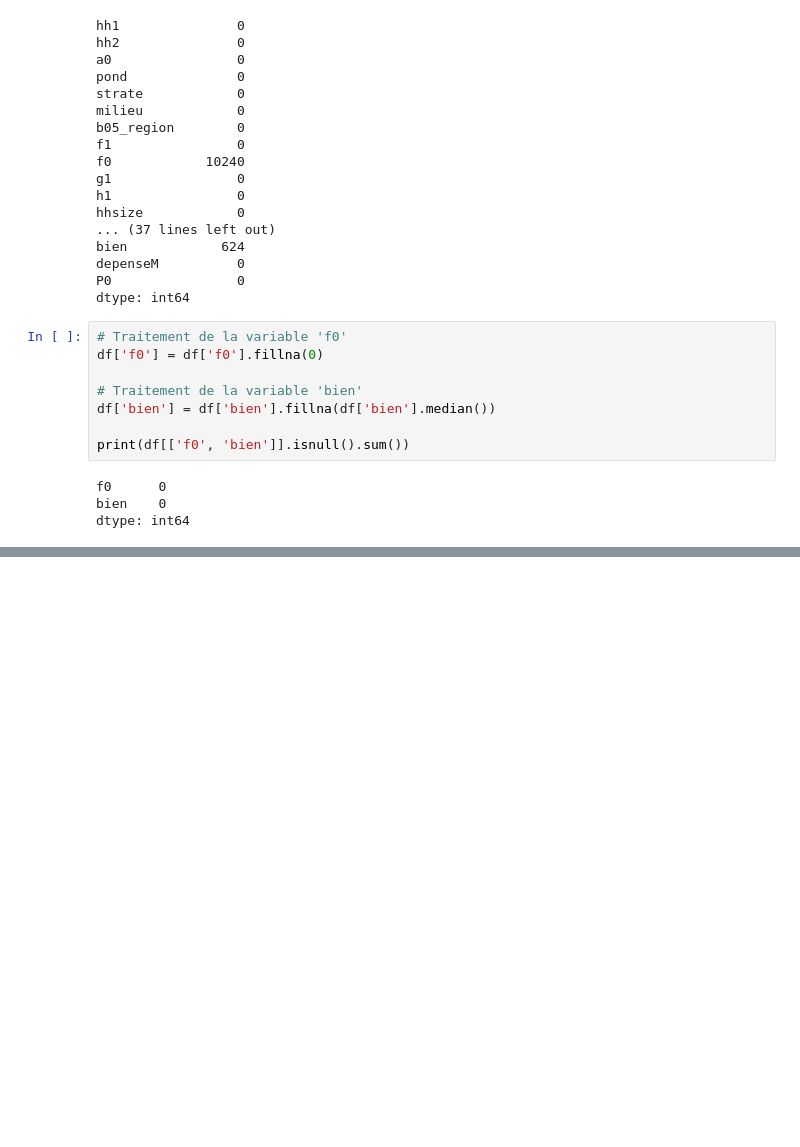
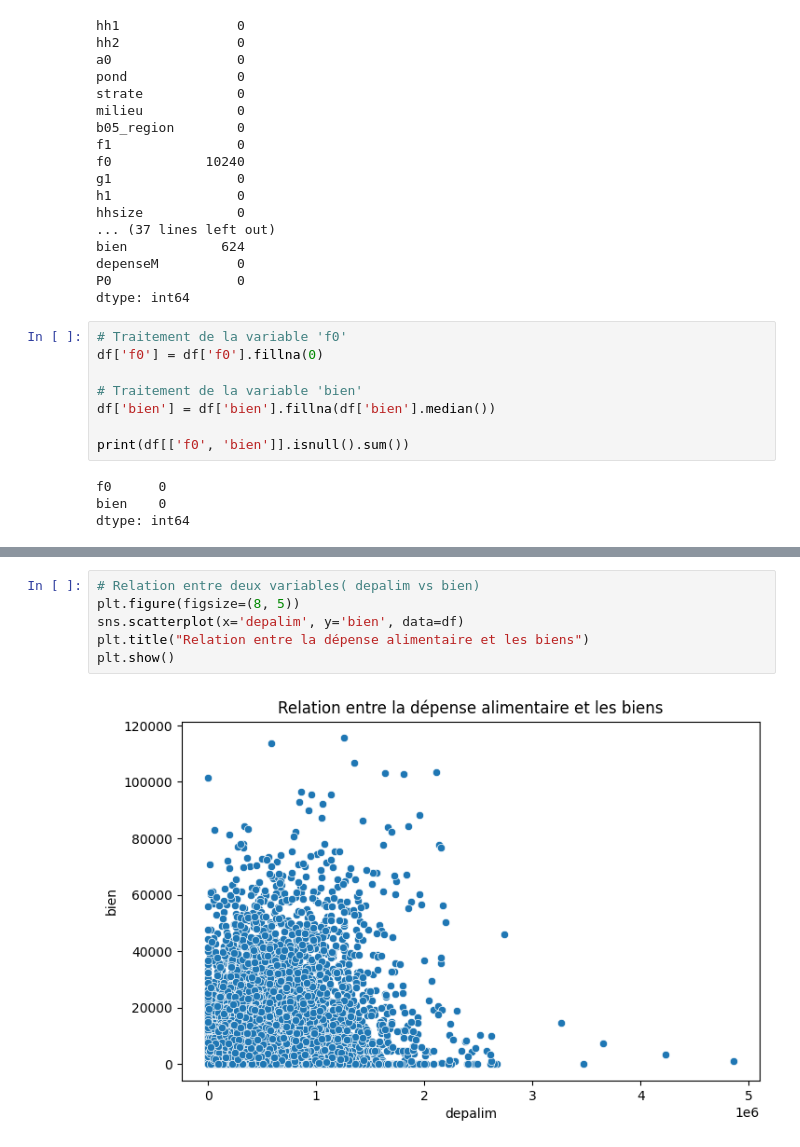
Before and after one commit to Diarassouba-M/Projet-GA22GP5, a Jupyter notebook: projet-DA22GP5.ipynb, the cells around one changed output, grey strips where cells are left out. Saved outputs shown, nothing was run; the diff lists cells and outputs as text; blank space fills up the shorter version.

```diff
--- a/projet-DA22GP5.ipynb
+++ b/projet-DA22GP5.ipynb
@@ -75,0 +87,8 @@ dtype: int64
+# %%
+# Relation entre deux variables( depalim vs bien)
+plt.figure(figsize=(8, 5))
+sns.scatterplot(x='depalim', y='bien', data=df)
+plt.title("Relation entre la dépense alimentaire et les biens")
+plt.show()
+# %% [output]
+[figure, added]
```
Also changed, not shown: parts of 7 cells of this notebook.
